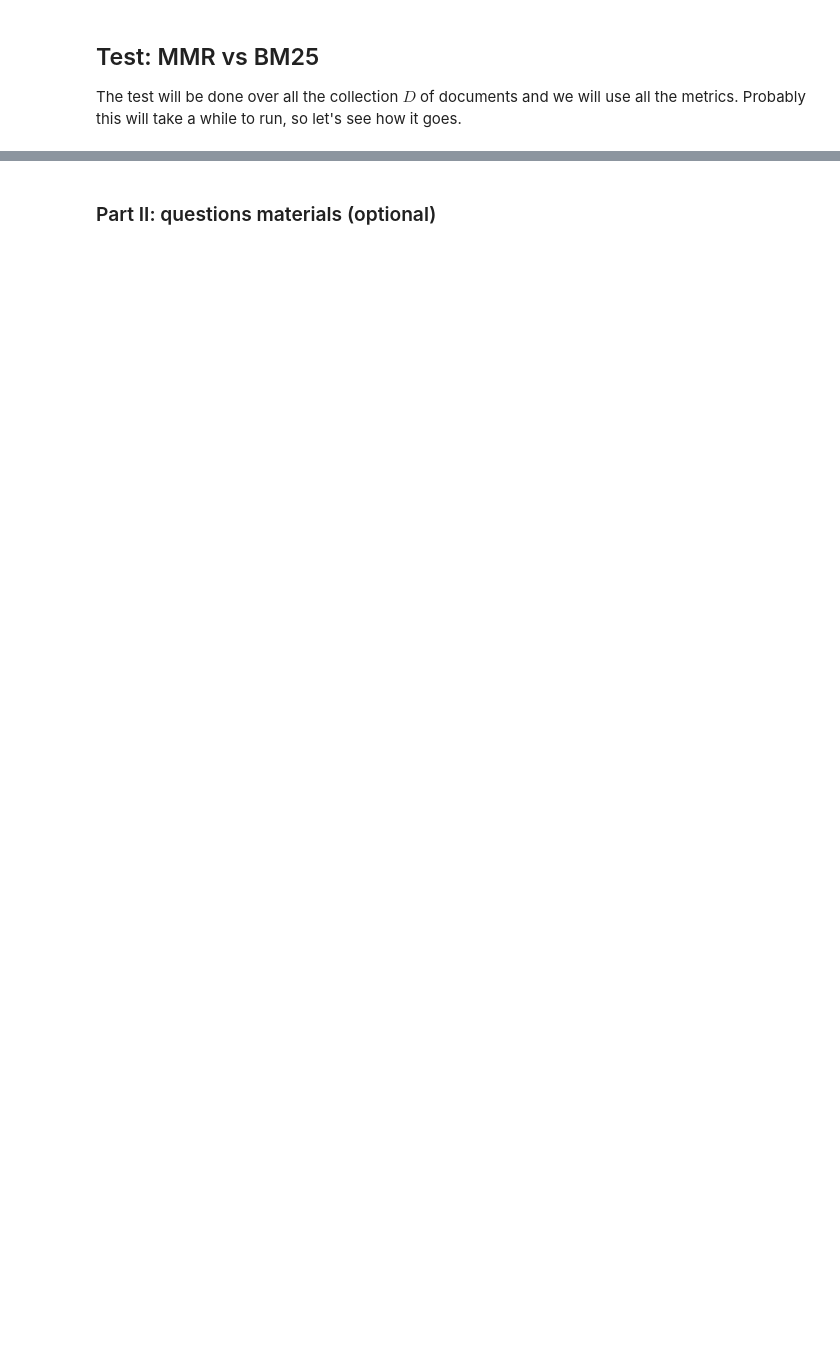
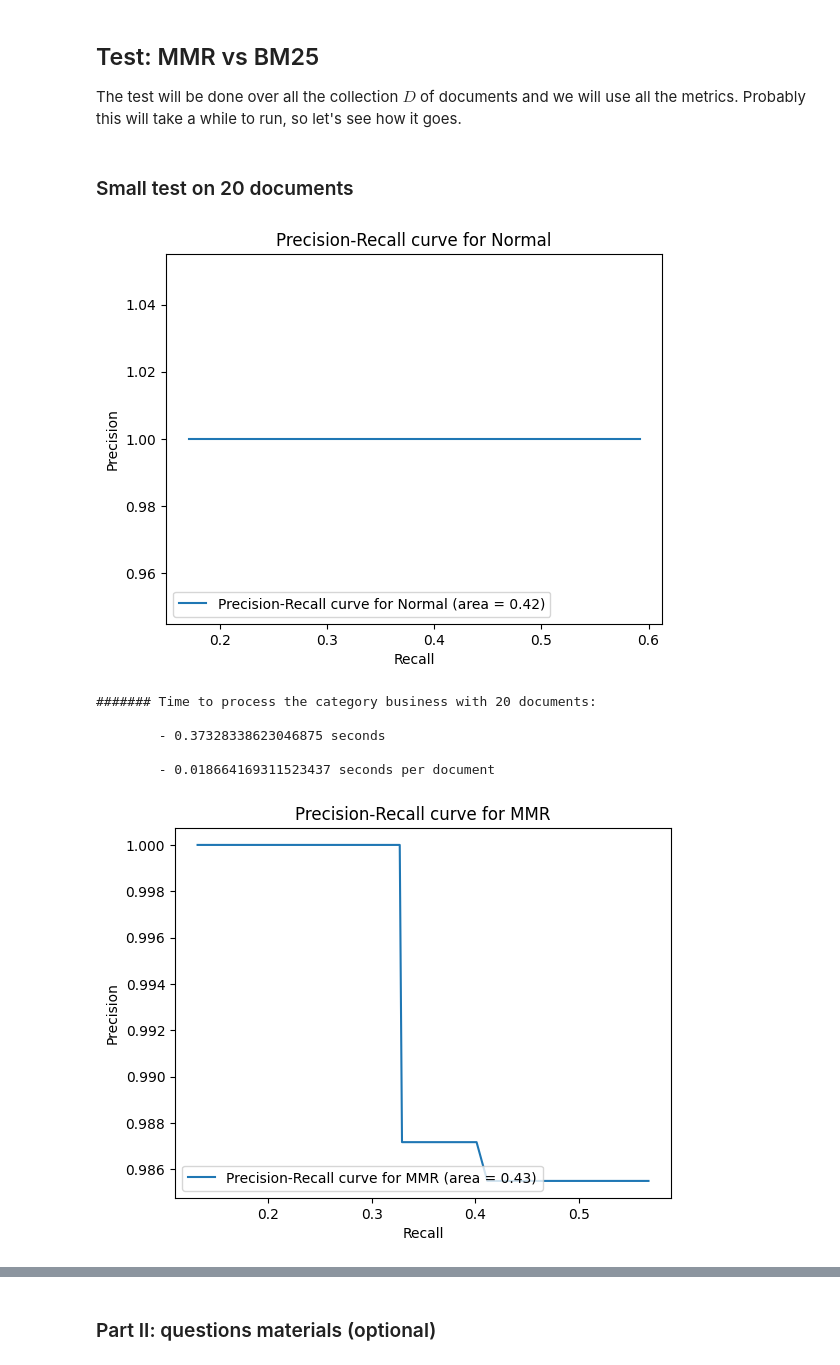
Before and after one commit to danieleavolio/Information-Processing-and-Retrieval, a Jupyter notebook: Project/Code/G8_P1_notebook.ipynb, the cells around one changed output, grey strips where cells are left out. Saved outputs shown, nothing was run; the diff lists cells and outputs as text; code cells hidden in the pictures; blank space fills up the shorter version.

```diff
--- a/Project/Code/G8_P1_notebook.ipynb
+++ b/Project/Code/G8_P1_notebook.ipynb
@@ -993,3 +1040,40 @@ Ok, looks like it works lol
 
 The test will be done over all the collection $D$ of documents and we will use all the metrics.
 Probably this will take a while to run, so let's see how it goes.
+# %% [markdown]
+### Small test on 20 documents
+# %%
+docs = documents_paths[300:320]
+
+normal_summaries = {}
+mmr_summaries = {}
+
+for doc in docs:
+    with open(doc, "r") as file:
+        content = file.read()
+        name = doc.split("\\")[-1]
+        normal_summaries[name] = summarization(content, 5, 500, True, ix, scoring_type="BM25")
+        mmr_summaries[name] = MMR(content, ix, 5, 500, True, 0.5)
+
+real_docs_summaries = {}
+for doc in docs:
+    with open(doc, "r") as file:
+        content = file.read()
+        name = doc.split("\\")[-1]
+        real_docs_summaries[name] = content
+
+normal_average_precision, normal_average_recall, normal_f1, normal_std_precision, normal_std_recall, normal_m_a_p = evaluation_given_summaries(normal_summaries, real_docs_summaries, "Normal")
+mmr_average_precision, mmr_average_recall, mmr_f1, mmr_std_precision, mmr_std_recall, mmr_m_a_p = evaluation_given_summaries(mmr_summaries, real_docs_summaries, "MMR")
+
+normal = [normal_average_precision, normal_average_recall, normal_f1, normal_std_precision, normal_std_recall, normal_m_a_p]
+mmr = [mmr_average_precision, mmr_average_recall, mmr_f1, mmr_std_precision, mmr_std_recall, mmr_m_a_p]
+
+compare_metrics(normal, mmr)
+# %% [output]
+[figure, added]
+####### Time to process the category business with 20 documents:
+
+        - 0.37328338623046875 seconds
+
+        - 0.018664169311523437 seconds per document
+[figure, added]
```
Also changed, not shown: parts of 35 cells of this notebook, 7 other files.
